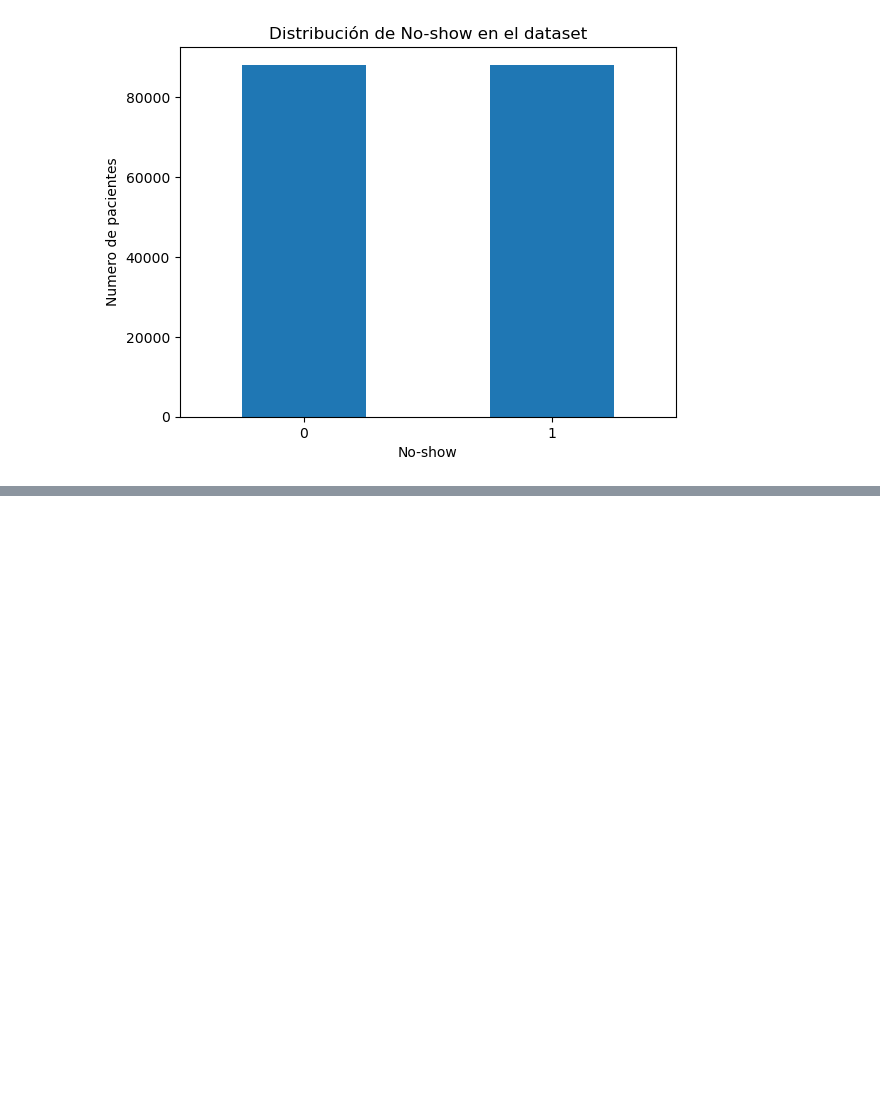
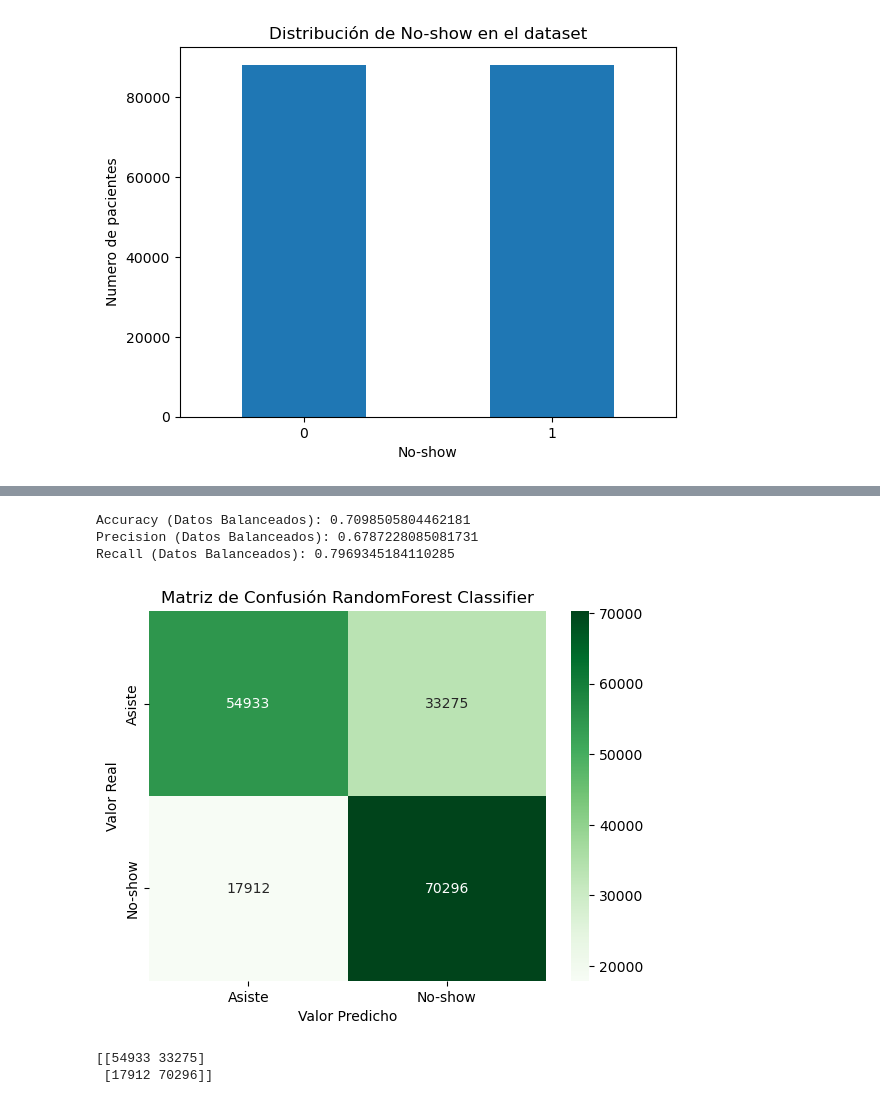
Before and after one commit to SValduezaL/TFM-Master-IA-INESDI, a Jupyter notebook: BBDD Kaagle/predicción_ inasistencia_v1.ipynb, the cells around one changed output, grey strips where cells are left out. Drawn from its saved outputs; the diff is of its cells as text; code cells hidden in the pictures; blank space fills up the shorter version.

```diff
--- a/BBDD Kaagle/predicción_ inasistencia_v1.ipynb
+++ b/BBDD Kaagle/predicción_ inasistencia_v1.ipynb
@@ -306,0 +271,42 @@ print(confusion_mat_best)
+# %%
+# Crear una instancia de RandomForestClassifier con parámetros predeterminados
+rf_balanced = RandomForestClassifier(
+    n_estimators=100,     # Numero de arboles
+    max_depth=20,         # Profundidad del arbol, evita el sobreajuste
+    min_samples_split=4,  # Aumentar este valor puede ayudar a evitar que el modelo se sobreajuste a los datos de entrenamiento.
+    min_samples_leaf=2,   # Un valor más alto ayuda a suavizar el modelo, especialmente en problemas de clasificación.
+    max_features='sqrt',  # Reducir el número de características consideradas para las divisiones puede hacer que el modelo sea más robusto.
+    random_state=42,      # Fijar una semilla para reproducibilidad.
+    class_weight='balanced'  # Clasees balanceadas
+)
+
+# Realizar la validación cruzada para obtener predicciones para todo el conjunto de datos
+y_pred_prob_balanced = cross_val_predict(rf_balanced, X_balanced, y_balanced, cv=5, method='predict_proba')
+
+# Se crea una matriz de confusión
+confusion_mat_balanced = confusion_matrix(y_balanced, y_pred_balanced)
+labels = ['Asiste', 'No-show']
+sns.heatmap(confusion_mat_balanced, annot=True, fmt='d', cmap='Greens', xticklabels=labels, yticklabels=labels)
+
+# Configuración del gráfico
+plt.title('Matriz de Confusión RandomForest Classifier')
+plt.xlabel('Valor Predicho')
+plt.ylabel('Valor Real')
+
+# Se calculan las métricas de evaluación
+accuracy_balanced = accuracy_score(y_balanced, y_pred_balanced)
+precision_balanced = precision_score(y_balanced, y_pred_balanced)
+recall_balanced = recall_score(y_balanced, y_pred_balanced)
+
+print("Accuracy (Datos Balanceados):", accuracy_balanced)
+print("Precision (Datos Balanceados):", precision_balanced)
+print("Recall (Datos Balanceados):", recall_balanced)
+plt.show()
+print(confusion_mat_balanced)
+# %% [output]
+Accuracy (Datos Balanceados): 0.7098505804462181
+Precision (Datos Balanceados): 0.6787228085081731
+Recall (Datos Balanceados): 0.7969345184110285
+[figure, added]
+[[54933 33275]
+ [17912 70296]]
```
Also changed, not shown: parts of 12 cells of this notebook.
